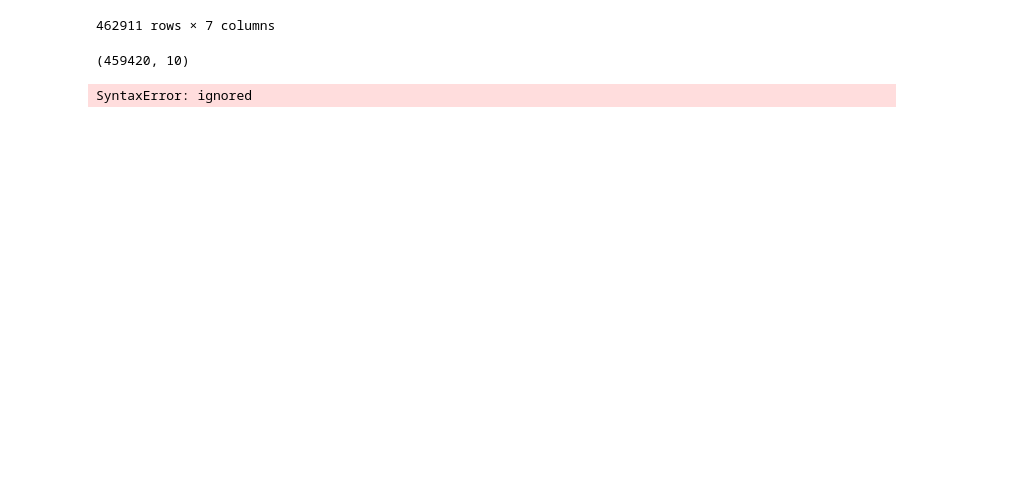
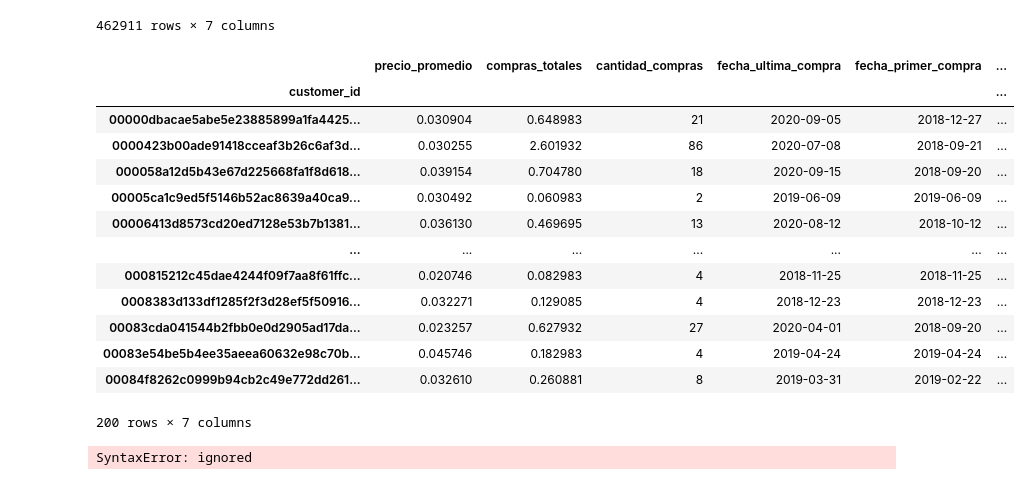
Before and after one commit to AndresPerelmuter/Customers-Segmentation---Clustering, a Jupyter notebook: Cluster_H&M.ipynb, the cells around one changed output. Cells and saved outputs as stored; diff of their text form; code cells hidden in the pictures; blank space fills up the shorter version.

```diff
--- a/Cluster_H&M.ipynb
+++ b/Cluster_H&M.ipynb
@@ -343,9 +347,22 @@ customers
 | 1371978 | ffffd7744cebcf3aca44ae7049d2a94b8... | 1.0 | 1.0 | ACTIVE | Regularly | 18 | 8892c18e9bc3dca6aa4000cb8094fc4b5... |
 462911 rows × 7 columns
 # %%
-df.head()
+df.head(200)
 # %% [output]
+|  | precio_promedio | compras_totales | cantidad_compras | fecha_ultima_compra | fecha_primer_compra | ... |
+| customer_id |  |  |  |  |  | ... |
+| 00000dbacae5abe5e23885899a1fa4425... | 0.030904 | 0.648983 | 21 | 2020-09-05 | 2018-12-27 | ... |
+| 0000423b00ade91418cceaf3b26c6af3d... | 0.030255 | 2.601932 | 86 | 2020-07-08 | 2018-09-21 | ... |
+| 000058a12d5b43e67d225668fa1f8d618... | 0.039154 | 0.704780 | 18 | 2020-09-15 | 2018-09-20 | ... |
+| 00005ca1c9ed5f5146b52ac8639a40ca9... | 0.030492 | 0.060983 | 2 | 2019-06-09 | 2019-06-09 | ... |
+| 00006413d8573cd20ed7128e53b7b1381... | 0.036130 | 0.469695 | 13 | 2020-08-12 | 2018-10-12 | ... |
+| ... | ... | ... | ... | ... | ... | ... |
+| 000815212c45dae4244f09f7aa8f61ffc... | 0.020746 | 0.082983 | 4 | 2018-11-25 | 2018-11-25 | ... |
+| 0008383d133df1285f2f3d28ef5f50916... | 0.032271 | 0.129085 | 4 | 2018-12-23 | 2018-12-23 | ... |
+| 00083cda041544b2fbb0e0d2905ad17da... | 0.023257 | 0.627932 | 27 | 2020-04-01 | 2018-09-20 | ... |
+| 00083e54be5b4ee35aeea60632e98c70b... | 0.045746 | 0.182983 | 4 | 2019-04-24 | 2019-04-24 | ... |
+| 00084f8262c0999b94cb2c49e772dd261... | 0.032610 | 0.260881 | 8 | 2019-03-31 | 2019-02-22 | ... |
-(459420, 10)
+200 rows × 7 columns
 # %%
 #cols = (np.where((df.dtypes == np.int64) | (df.dtypes == np.float64)))
 #cols
```
Also changed, not shown: parts of 14 cells of this notebook.
